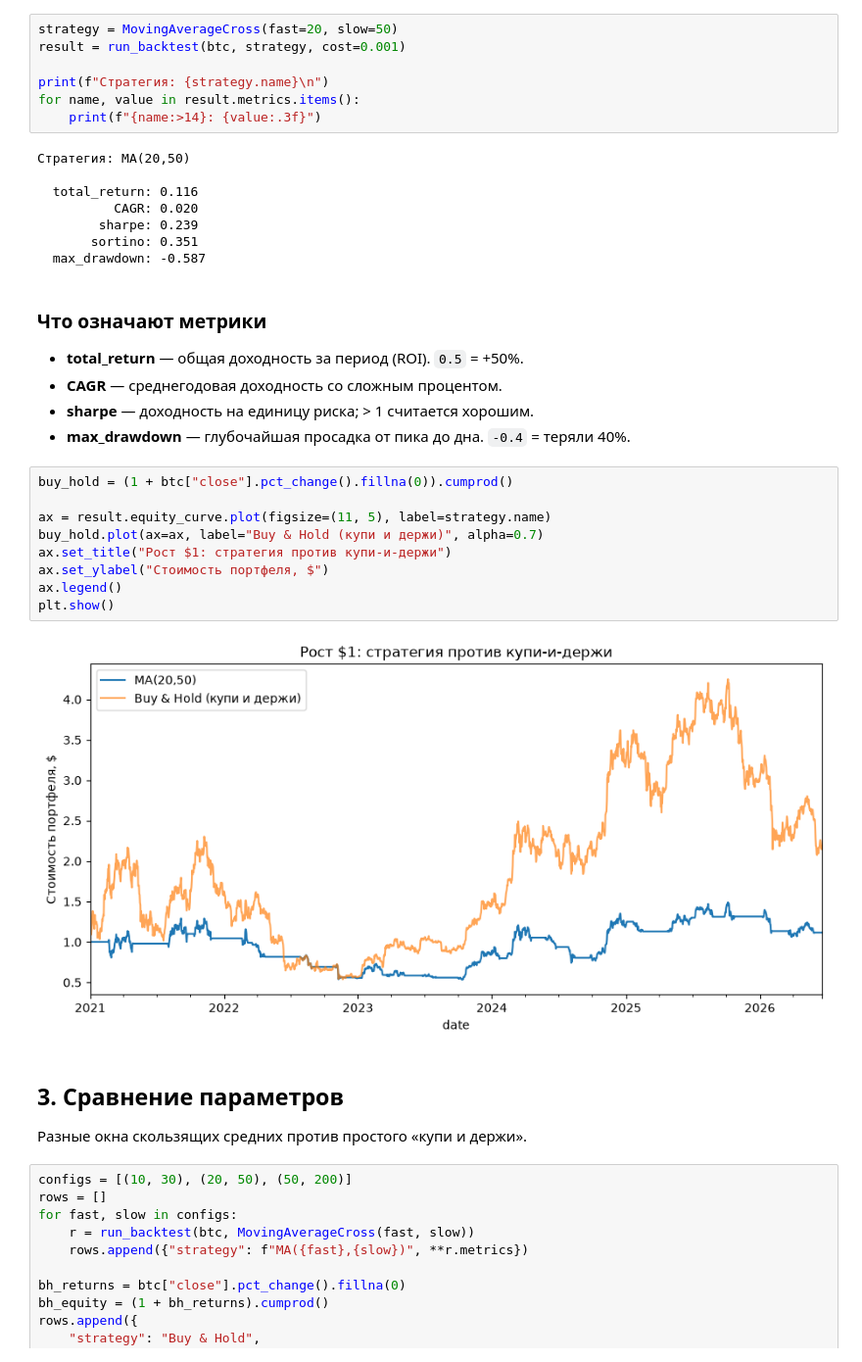
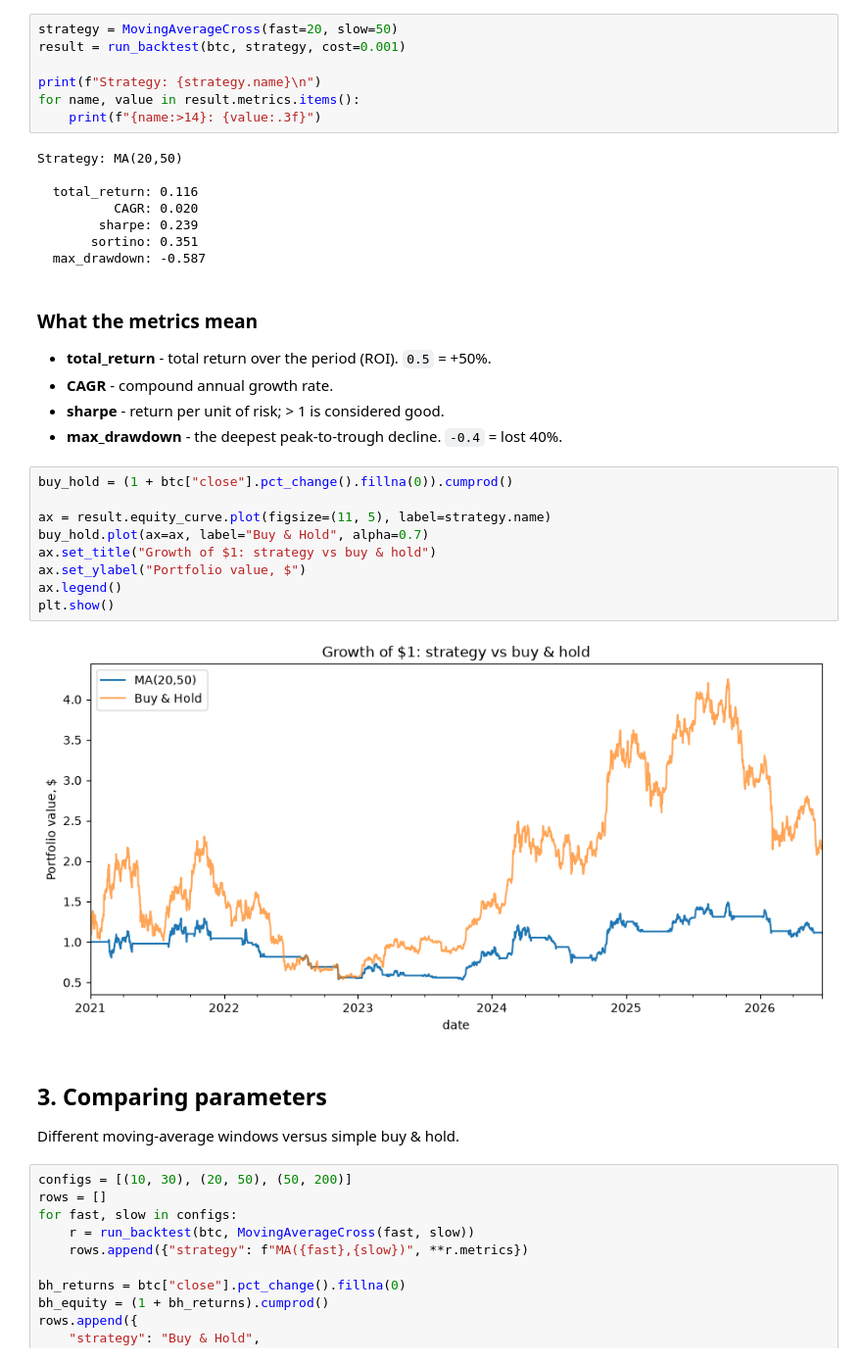
Before and after one commit to justgambleit/AI-crypto-hedge-fund, a Jupyter notebook: notebook.ipynb, the cells around one changed output. Shown at 98% size. Saved outputs shown, nothing was run; the diff lists cells and outputs as text.

```diff
--- a/notebook.ipynb
+++ b/notebook.ipynb
@@ -60,11 +60,11 @@ plt.show()
 strategy = MovingAverageCross(fast=20, slow=50)
 result = run_backtest(btc, strategy, cost=0.001)
 
-print(f"Стратегия: {strategy.name}\n")
+print(f"Strategy: {strategy.name}\n")
 for name, value in result.metrics.items():
     print(f"{name:>14}: {value:.3f}")
 # %% [output]
-Стратегия: MA(20,50)
+Strategy: MA(20,50)
 
   total_return: 0.116
           CAGR: 0.020
@@ -72,25 +72,25 @@ for name, value in result.metrics.items():
        sortino: 0.351
   max_drawdown: -0.587
 # %% [markdown]
-### Что означают метрики
-- **total_return** — общая доходность за период (ROI). `0.5` = +50%.
-- **CAGR** — среднегодовая доходность со сложным процентом.
-- **sharpe** — доходность на единицу риска; > 1 считается хорошим.
-- **max_drawdown** — глубочайшая просадка от пика до дна. `-0.4` = теряли 40%.
+### What the metrics mean
+- **total_return** - total return over the period (ROI). `0.5` = +50%.
+- **CAGR** - compound annual growth rate.
+- **sharpe** - return per unit of risk; > 1 is considered good.
+- **max_drawdown** - the deepest peak-to-trough decline. `-0.4` = lost 40%.
 # %%
 buy_hold = (1 + btc["close"].pct_change().fillna(0)).cumprod()
 
 ax = result.equity_curve.plot(figsize=(11, 5), label=strategy.name)
-buy_hold.plot(ax=ax, label="Buy & Hold (купи и держи)", alpha=0.7)
-ax.set_title("Рост $1: стратегия против купи-и-держи")
-ax.set_ylabel("Стоимость портфеля, $")
+buy_hold.plot(ax=ax, label="Buy & Hold", alpha=0.7)
+ax.set_title("Growth of $1: strategy vs buy & hold")
+ax.set_ylabel("Portfolio value, $")
 ax.legend()
 plt.show()
 # %% [output]
-[figure, old version]
+[figure, new version]
 # %% [markdown]
-## 3. Сравнение параметров
-Разные окна скользящих средних против простого «купи и держи».
+## 3. Comparing parameters
+Different moving-average windows versus simple buy & hold.
 # %%
 configs = [(10, 30), (20, 50), (50, 200)]
 rows = []
```
Also changed, not shown: parts of 64 cells of this notebook.
